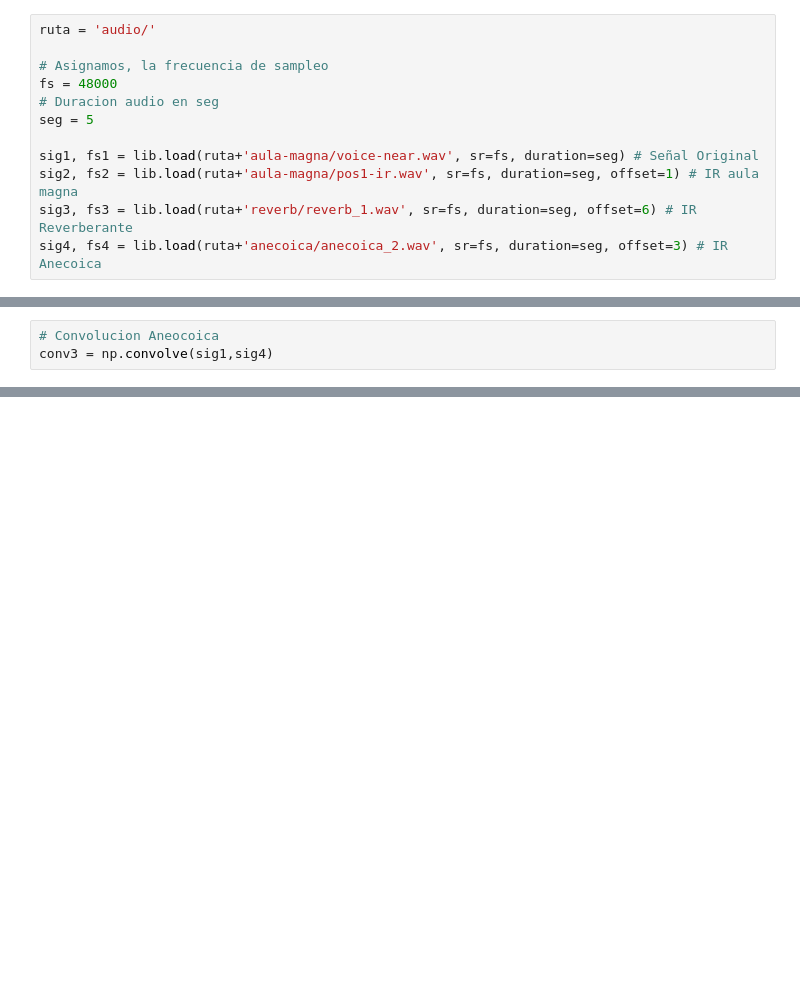
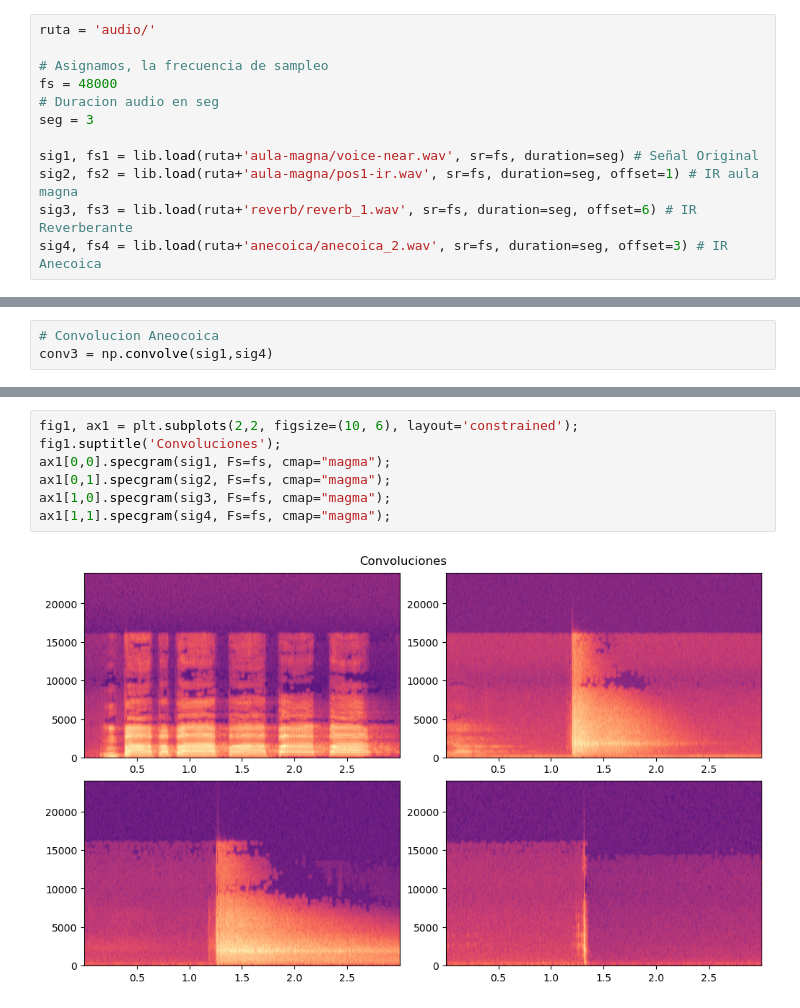
Before and after one commit to kieefman/IR-ACUS099, a Jupyter notebook: clase-conv1.ipynb, the cells around one changed output, grey strips where cells are left out. Drawn from its saved outputs; the diff is of its cells as text; blank space fills up the shorter version.

```diff
--- a/clase-conv1.ipynb
+++ b/clase-conv1.ipynb
@@ -12,7 +9,7 @@ ruta = 'audio/'
 # Asignamos, la frecuencia de sampleo
 fs = 48000
 # Duracion audio en seg
-seg = 5
+seg = 3
 
 sig1, fs1 = lib.load(ruta+'aula-magna/voice-near.wav', sr=fs, duration=seg) # Señal Original
 sig2, fs2 = lib.load(ruta+'aula-magna/pos1-ir.wav', sr=fs, duration=seg, offset=1) # IR aula magna
@@ -47,3 +48,12 @@ conv3 = np.convolve(sig1,sig4)
 Audio(data=conv3, rate=fs)
 # %% [output]
 [interactive output not drawn]
+# %%
+fig1, ax1 = plt.subplots(2,2, figsize=(10, 6), layout='constrained');
+fig1.suptitle('Convoluciones');
+ax1[0,0].specgram(sig1, Fs=fs, cmap="magma");
+ax1[0,1].specgram(sig2, Fs=fs, cmap="magma");
+ax1[1,0].specgram(sig3, Fs=fs, cmap="magma");
+ax1[1,1].specgram(sig4, Fs=fs, cmap="magma");
+# %% [output]
+[figure, added]
```
Also changed, not shown: parts of 5 cells of this notebook, 1 other file.
